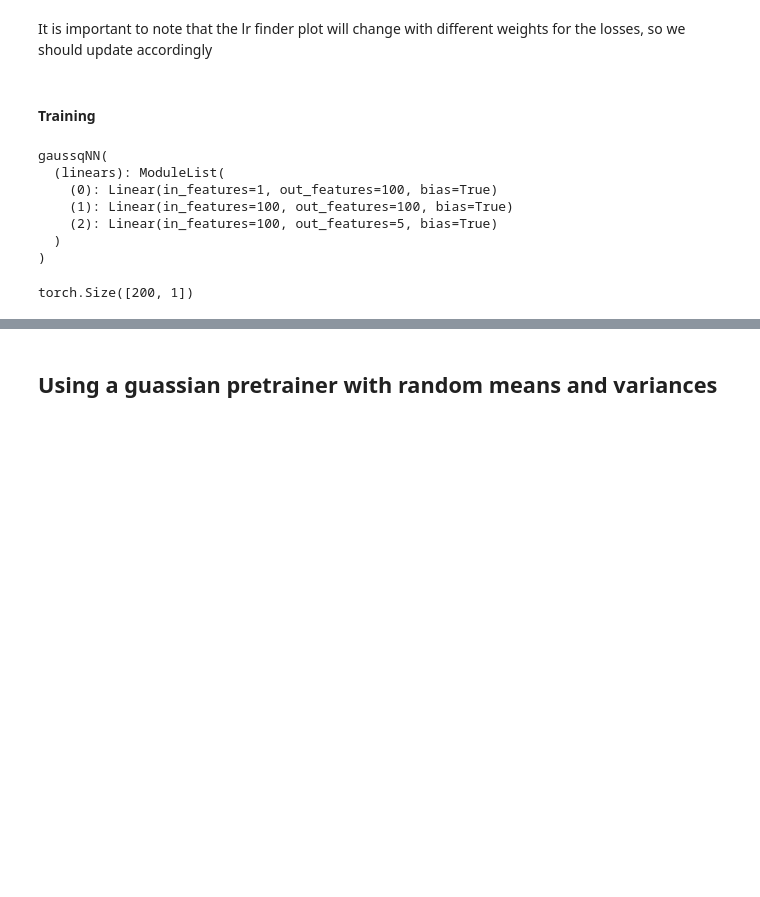
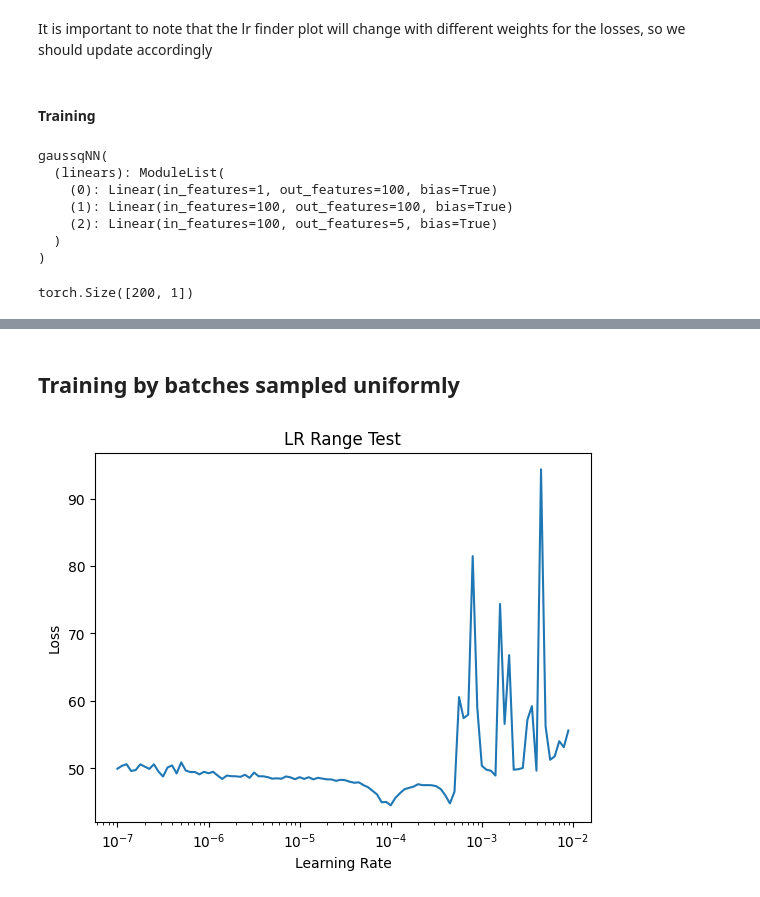
Before and after one commit to oduolaidrisA/Scientific-Machine-Learning-for-QEP, a Jupyter notebook: RqPINN_with_attention/rqpinn-harmonic-oscillator-potential-gauss-modulated.ipynb, the cells around one changed output, grey strips where cells are left out. Drawn from its saved outputs; the diff is of its cells as text; code cells hidden in the pictures; blank space fills up the shorter version.

```diff
--- a/RqPINN_with_attention/rqpinn-harmonic-oscillator-potential-gauss-modulated.ipynb
+++ b/RqPINN_with_attention/rqpinn-harmonic-oscillator-potential-gauss-modulated.ipynb
@@ -487,2 +491,57 @@ torch.save(checkpoint, 'checkpoints/ham_osci_gauss_with_trained_sigma2.pth')
-# %% [markdown]
-## Using a guassian pretrainer with random means and variances
+# %% [markdown]
+## Training by batches sampled uniformly
+# %%
+#We want to find the best lr for our defined model
+model_lr = gaussqNN(cfg).to(device)
+optimizer_lr = optim.Adam(model_lr.parameters(), lr=1e-7)
+
+losses = []
+lrs = []
+
+start_lr = 1e-7
+end_lr = 1e-2
+num_iter = 100
+lr_mult = (end_lr / start_lr) ** (1/num_iter)
+
+lr = start_lr
+
+for iteration in range(num_iter):
+    optimizer_lr.param_groups[0]['lr'] = lr
+
+    optimizer_lr.zero_grad()
+
+    # Set up variables
+    x_batch = np.random.uniform(cfg.t0, cfg.tf, (cfg.col_pts, 1))
+    x_batch = torch.tensor(x_batch, dtype=torch.float32).to(device)
+
+    #Sorting and unsorting here
+    # Sort only the coordinates, without gradients
+    with torch.no_grad():
+        t_squeezed = x_batch.squeeze(-1)
+        t_sort, idx = torch.sort(t_squeezed, dim=0)
+
+    x_batch.requires_grad = True
+    vx = V(t_sort.unsqueeze(1)).to(device)
+    t_sort = t_sort.to(device)
+
+    pde_loss, cosine_loss,En,_= common_train_step(model_lr,x_batch, t_sort,idx,vx,cfg)
+    #monotone_loss = 10*monotonicity_penalty(En, margin = 1e-3)
+    loss = pde_loss + cosine_loss #+ monotone_loss
+    loss.backward()
+
+    optimizer_lr.step()
+
+    lrs.append(lr)
+    losses.append(loss.item())
+
+    lr *= lr_mult  # increase learning rate exponentially
+
+# Plot the result
+plt.plot(lrs, losses)
+plt.xscale('log')
+plt.xlabel('Learning Rate')
+plt.ylabel('Loss')
+plt.title('LR Range Test')
+plt.show()
+# %% [output]
+[figure, added]
```
Also changed, not shown: parts of 17 cells of this notebook, 1 other file.
